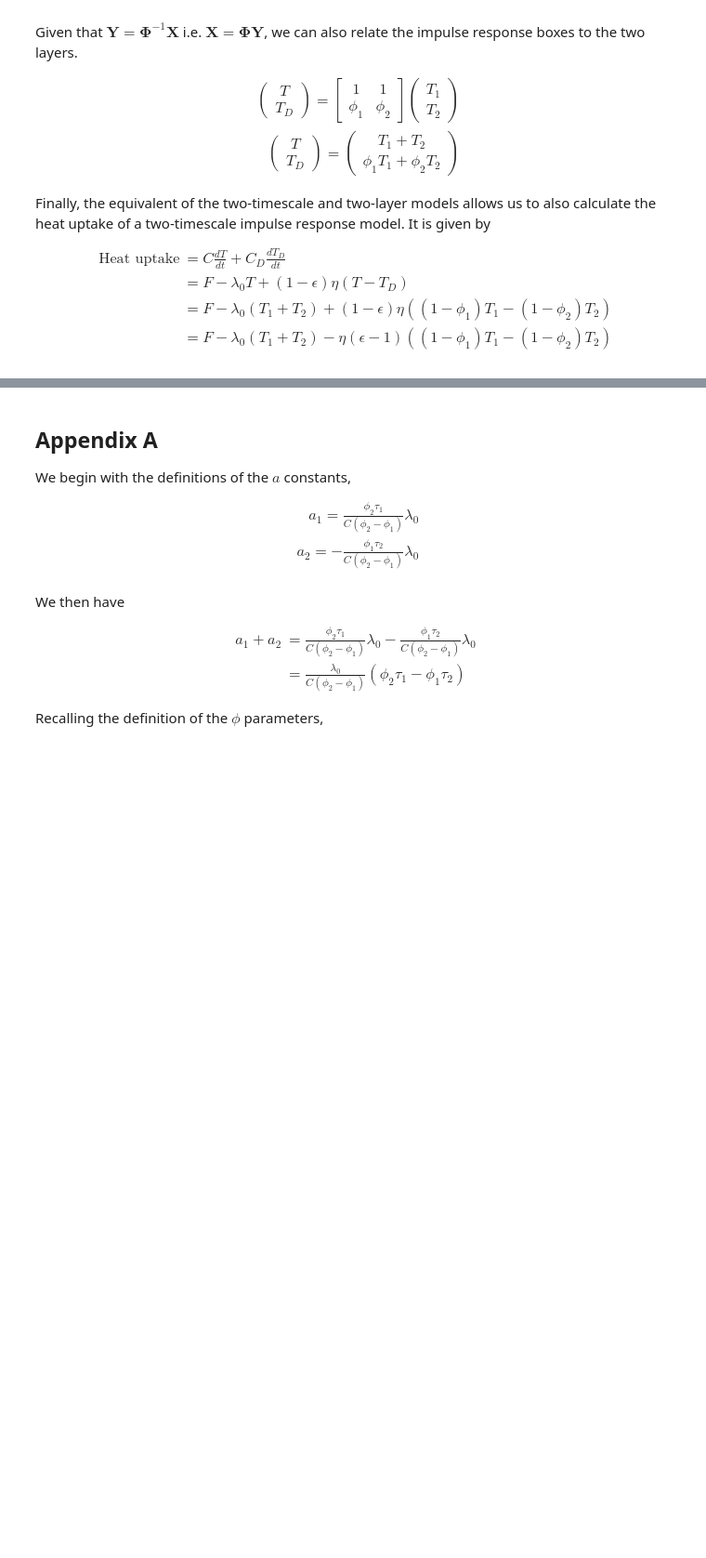
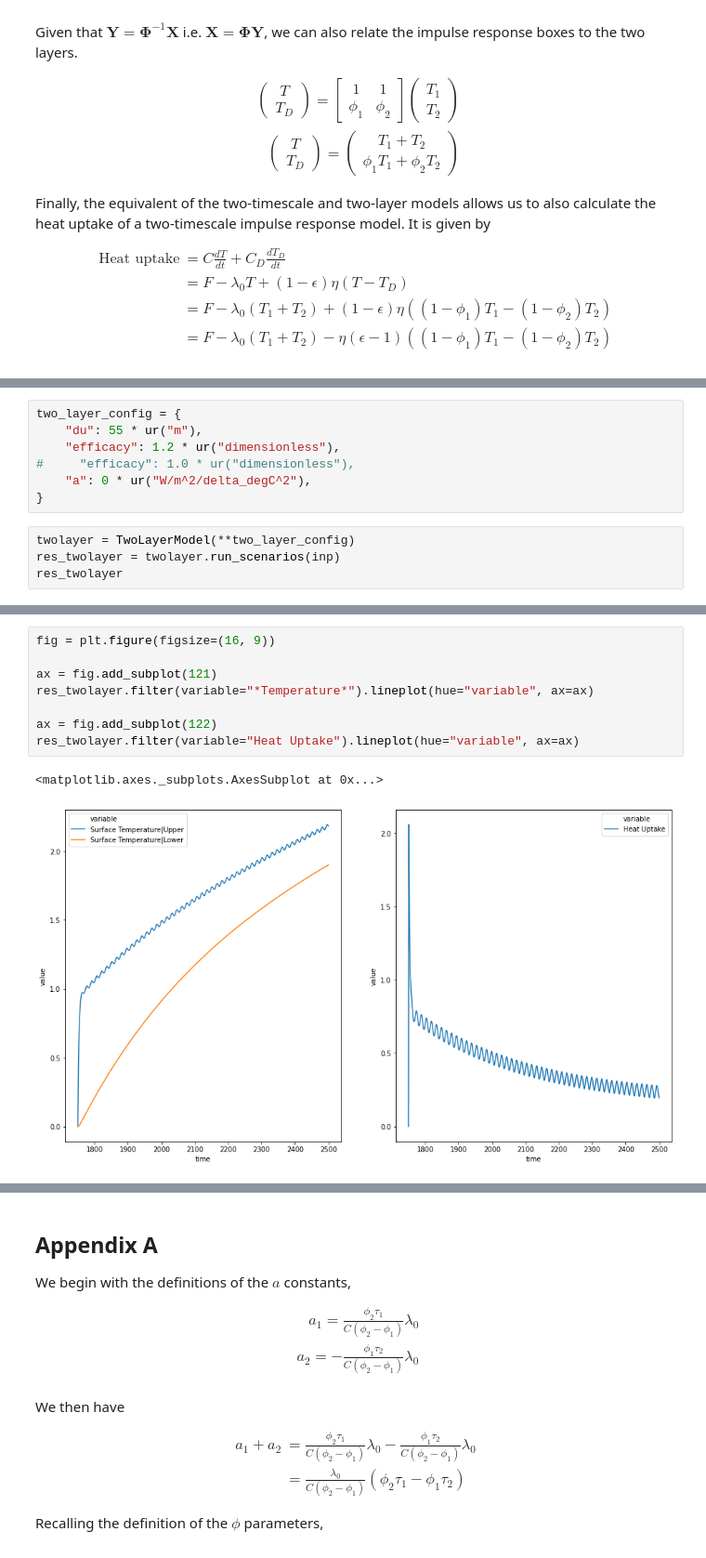
Before and after one commit to openscm/openscm-twolayermodel, a Jupyter notebook: notebooks/impulse-response-equivalence.ipynb, the cells around one changed output, grey strips where cells are left out. Shown: that part at 93% size. Drawn from its saved outputs; the diff is of its cells as text; blank space fills up the shorter version.

```diff
--- a/notebooks/impulse-response-equivalence.ipynb
+++ b/notebooks/impulse-response-equivalence.ipynb
@@ -183,0 +238,11 @@ Finally, the equivalent of the two-timescale and two-layer models allows us to a
+# %%
+two_layer_config = {
+    "du": 55 * ur("m"),
+    "efficacy": 1.2 * ur("dimensionless"),
+#     "efficacy": 1.0 * ur("dimensionless"),
+    "a": 0 * ur("W/m^2/delta_degC^2"),
+}
+# %%
+twolayer = TwoLayerModel(**two_layer_config)
+res_twolayer = twolayer.run_scenarios(inp)
+res_twolayer
@@ -183,0 +267,11 @@ Finally, the equivalent of the two-timescale and two-layer models allows us to a
+# %%
+fig = plt.figure(figsize=(16, 9))
+
+ax = fig.add_subplot(121)
+res_twolayer.filter(variable="*Temperature*").lineplot(hue="variable", ax=ax)
+
+ax = fig.add_subplot(122)
+res_twolayer.filter(variable="Heat Uptake").lineplot(hue="variable", ax=ax)
+# %% [output]
+<matplotlib.axes._subplots.AxesSubplot at 0x...>
+[figure, added]
```
Also changed, not shown: parts of 16 cells of this notebook, 3 other files.
